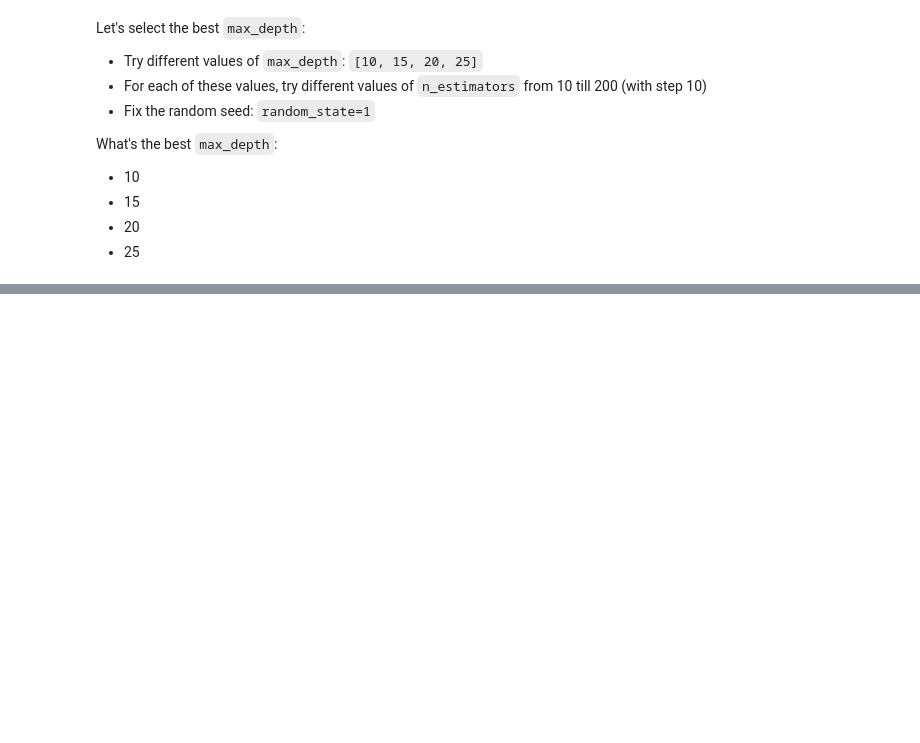
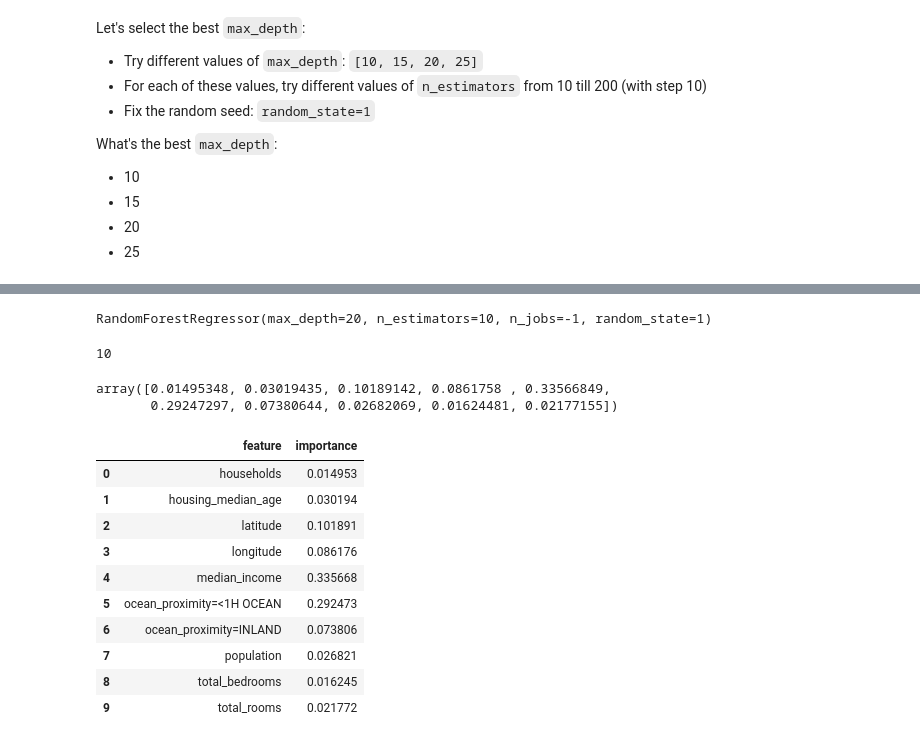
Before and after one commit to joweyel/ml-zoomcamp-material, a Jupyter notebook: 06-trees/homework/solution.ipynb, the cells around one changed output, grey strips where cells are left out. Saved outputs shown, nothing was run; the diff lists cells and outputs as text; code cells hidden in the pictures; blank space fills up the shorter version.

```diff
--- a/06-trees/homework/solution.ipynb
+++ b/06-trees/homework/solution.ipynb
@@ -246,12 +247,16 @@ scores = []
 rs = 1
 
 for d in [10, 15, 20, 25]:
+    print(f"d = {d} | n = ", end="")
     for n in range(10, 201, 10):
         rfr = RandomForestRegressor(n_estimators=n,
                                     max_depth=d,
-                                    random_state=rs)
+                                    random_state=rs,
+                                    n_jobs=-1)
         rfr.fit(X_train, y_train)
 
         y_pred = rfr.predict(X_val)
         rmse = np.sqrt(mean_squared_error(y_val, y_pred))
         scores.append((d, n, rmse))
+        print(f"{n} ", end="")
+    print()
@@ -264,0 +292,34 @@ df_scores.sort_values(by="rmse", ascending=False).head()
+# %%
+# Train the model
+rfr = RandomForestRegressor(n_estimators=10,
+                            max_depth=20,
+                            random_state=1,
+                            n_jobs=-1)
+rfr.fit(X_train, y_train)
+# %% [output]
+RandomForestRegressor(max_depth=20, n_estimators=10, n_jobs=-1, random_state=1)
+# %%
+print(len(rfr.feature_importances_))
+rfr.feature_importances_
+# %% [output]
+10
+array([0.01495348, 0.03019435, 0.10189142, 0.0861758 , 0.33566849,
+       0.29247297, 0.07380644, 0.02682069, 0.01624481, 0.02177155])
+# %%
+df_importance = pd.DataFrame()
+df_importance["feature"] = dv.feature_names_
+df_importance["importance"] = rfr.feature_importances_
+
+df_importance
+# %% [output]
+|  | feature | importance |
+| 0 | households | 0.014953 |
+| 1 | housing_median_age | 0.030194 |
+| 2 | latitude | 0.101891 |
+| 3 | longitude | 0.086176 |
+| 4 | median_income | 0.335668 |
+| 5 | ocean_proximity=<1H OCEAN | 0.292473 |
+| 6 | ocean_proximity=INLAND | 0.073806 |
+| 7 | population | 0.026821 |
+| 8 | total_bedrooms | 0.016245 |
+| 9 | total_rooms | 0.021772 |
```
Also changed, not shown: parts of 31 cells of this notebook, 1 other file.
